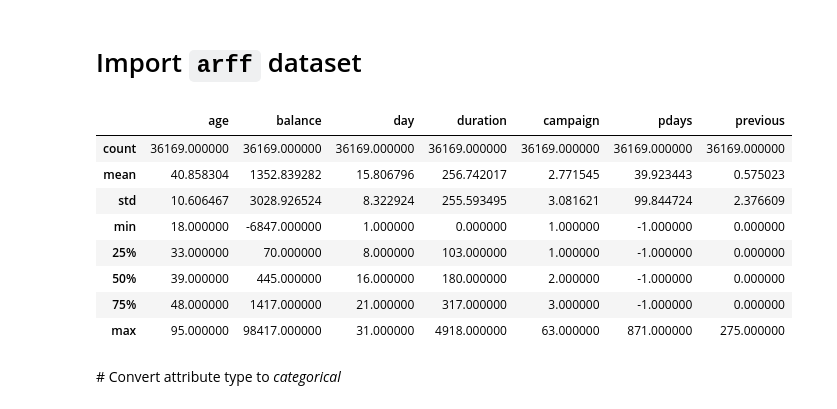
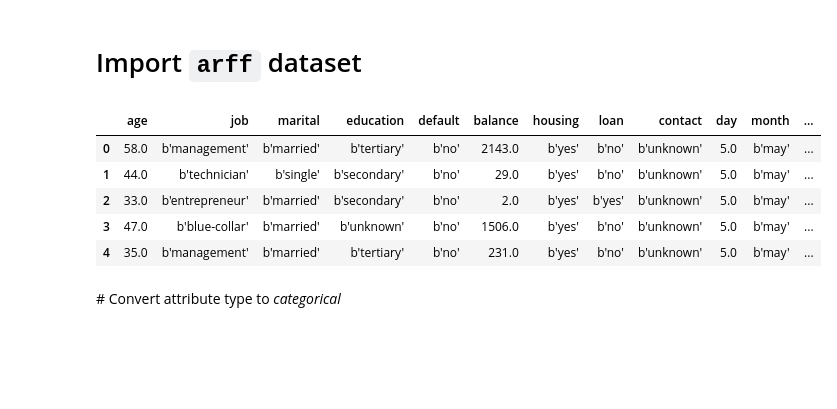
Before and after one commit to artemii-yanushevskyi/Data-Mining-Coursework, a Jupyter notebook: Data Mining Notes.ipynb, the cells around one changed output. Drawn from its saved outputs; the diff is of its cells as text; code cells hidden in the pictures; blank space fills up the shorter version.

```diff
--- a/Data Mining Notes.ipynb
+++ b/Data Mining Notes.ipynb
@@ -3,19 +3,27 @@
 # %%
 import pandas as pd
 from scipy.io import arff
+
+import plotly
+plotly.tools.set_credentials_file(username='artemii-yanushevskyi', api_key='aRmQfG7U4SAlhISYVym7')
+
+import plotly.plotly as py
+import plotly.graph_objs as go
+
+
+import numpy as np
+import seaborn as sns
+
 data, meta = arff.loadarff('cworkTrain.arff')
 df = pd.DataFrame(data)
 df.head()
 # %% [output]
-|  | age | balance | day | duration | campaign | pdays | previous |
-| count | 36169.000000 | 36169.000000 | 36169.000000 | 36169.000000 | 36169.000000 | 36169.000000 | 36169.000000 |
-| mean | 40.858304 | 1352.839282 | 15.806796 | 256.742017 | 2.771545 | 39.923443 | 0.575023 |
-| std | 10.606467 | 3028.926524 | 8.322924 | 255.593495 | 3.081621 | 99.844724 | 2.376609 |
-| min | 18.000000 | -6847.000000 | 1.000000 | 0.000000 | 1.000000 | -1.000000 | 0.000000 |
-| 25% | 33.000000 | 70.000000 | 8.000000 | 103.000000 | 1.000000 | -1.000000 | 0.000000 |
-| 50% | 39.000000 | 445.000000 | 16.000000 | 180.000000 | 2.000000 | -1.000000 | 0.000000 |
-| 75% | 48.000000 | 1417.000000 | 21.000000 | 317.000000 | 3.000000 | -1.000000 | 0.000000 |
-| max | 95.000000 | 98417.000000 | 31.000000 | 4918.000000 | 63.000000 | 871.000000 | 275.000000 |
+|  | age | job | marital | education | default | balance | housing | loan | contact | day | month | ... |
+| 0 | 58.0 | b'management' | b'married' | b'tertiary' | b'no' | 2143.0 | b'yes' | b'no' | b'unknown' | 5.0 | b'may' | ... |
+| 1 | 44.0 | b'technician' | b'single' | b'secondary' | b'no' | 29.0 | b'yes' | b'no' | b'unknown' | 5.0 | b'may' | ... |
+| 2 | 33.0 | b'entrepreneur' | b'married' | b'secondary' | b'no' | 2.0 | b'yes' | b'yes' | b'unknown' | 5.0 | b'may' | ... |
+| 3 | 47.0 | b'blue-collar' | b'married' | b'unknown' | b'no' | 1506.0 | b'yes' | b'no' | b'unknown' | 5.0 | b'may' | ... |
+| 4 | 35.0 | b'management' | b'married' | b'tertiary' | b'no' | 231.0 | b'yes' | b'no' | b'unknown' | 5.0 | b'may' | ... |
 # %% [markdown]
 # Convert attribute type to _categorical_
 # %%
```
Also changed, not shown: parts of 15 cells of this notebook.
